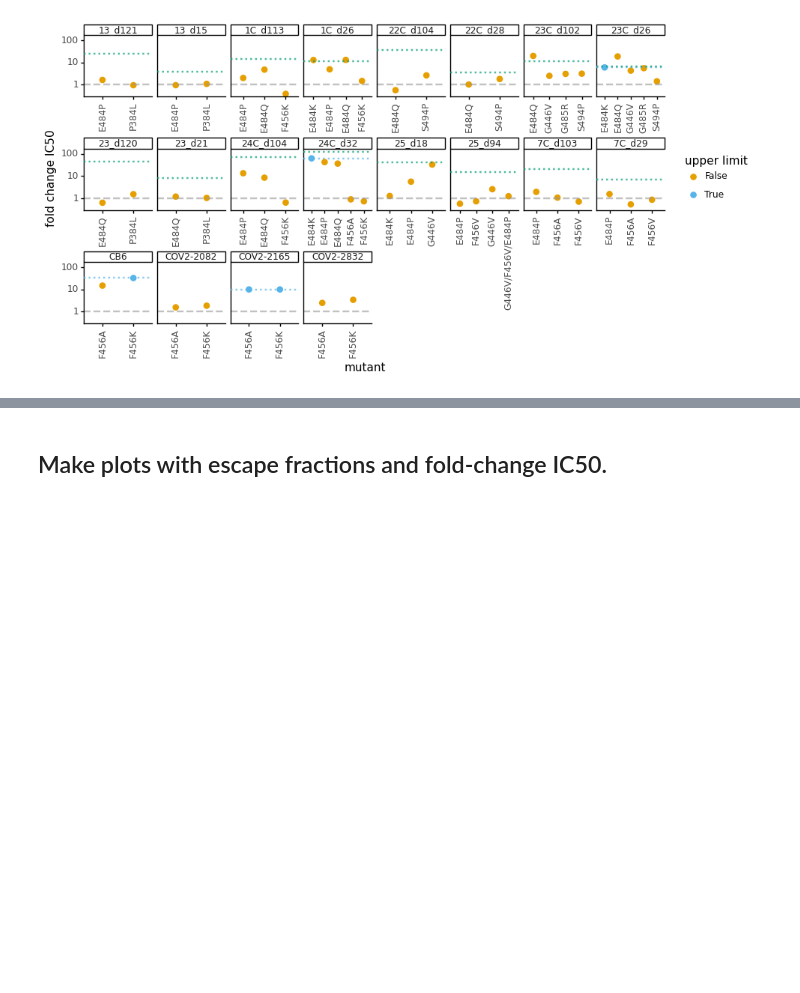
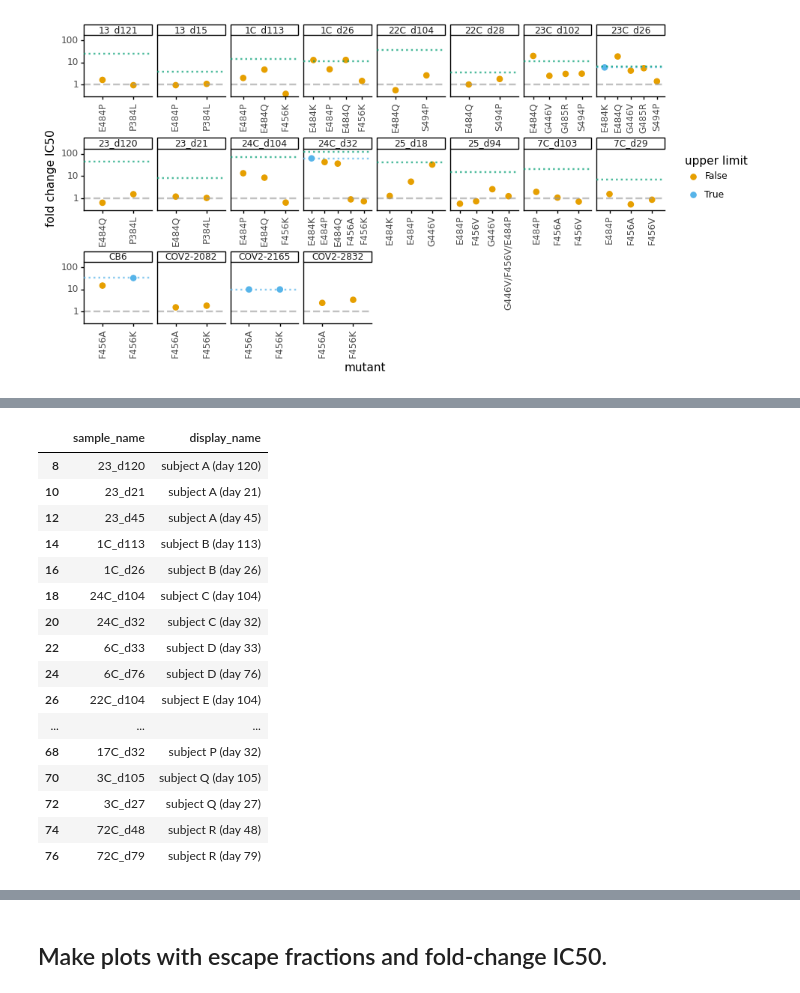
Before and after one commit to jbloomlab/SARS-CoV-2-RBD_MAP_HAARVI_sera, a Jupyter notebook: experimental_validations/mutant_neuts.ipynb, the cells around one changed output, grey strips where cells are left out. Cells and saved outputs as stored; diff of their text form; code cells hidden in the pictures; blank space fills up the shorter version.

```diff
--- a/experimental_validations/mutant_neuts.ipynb
+++ b/experimental_validations/mutant_neuts.ipynb
@@ -396,0 +426,20 @@ Saving to results/mutant_neuts_results//fold_change_IC50.pdf
+# %%
+depletion_fc[['sample_name', 'display_name']]
+# %% [output]
+|  | sample_name | display_name |
+| 8 | 23_d120 | subject A (day 120) |
+| 10 | 23_d21 | subject A (day 21) |
+| 12 | 23_d45 | subject A (day 45) |
+| 14 | 1C_d113 | subject B (day 113) |
+| 16 | 1C_d26 | subject B (day 26) |
+| 18 | 24C_d104 | subject C (day 104) |
+| 20 | 24C_d32 | subject C (day 32) |
+| 22 | 6C_d33 | subject D (day 33) |
+| 24 | 6C_d76 | subject D (day 76) |
+| 26 | 22C_d104 | subject E (day 104) |
+| ... | ... | ... |
+| 68 | 17C_d32 | subject P (day 32) |
+| 70 | 3C_d105 | subject Q (day 105) |
+| 72 | 3C_d27 | subject Q (day 27) |
+| 74 | 72C_d48 | subject R (day 48) |
+| 76 | 72C_d79 | subject R (day 79) |
```
Also changed, not shown: parts of 4 cells of this notebook.
